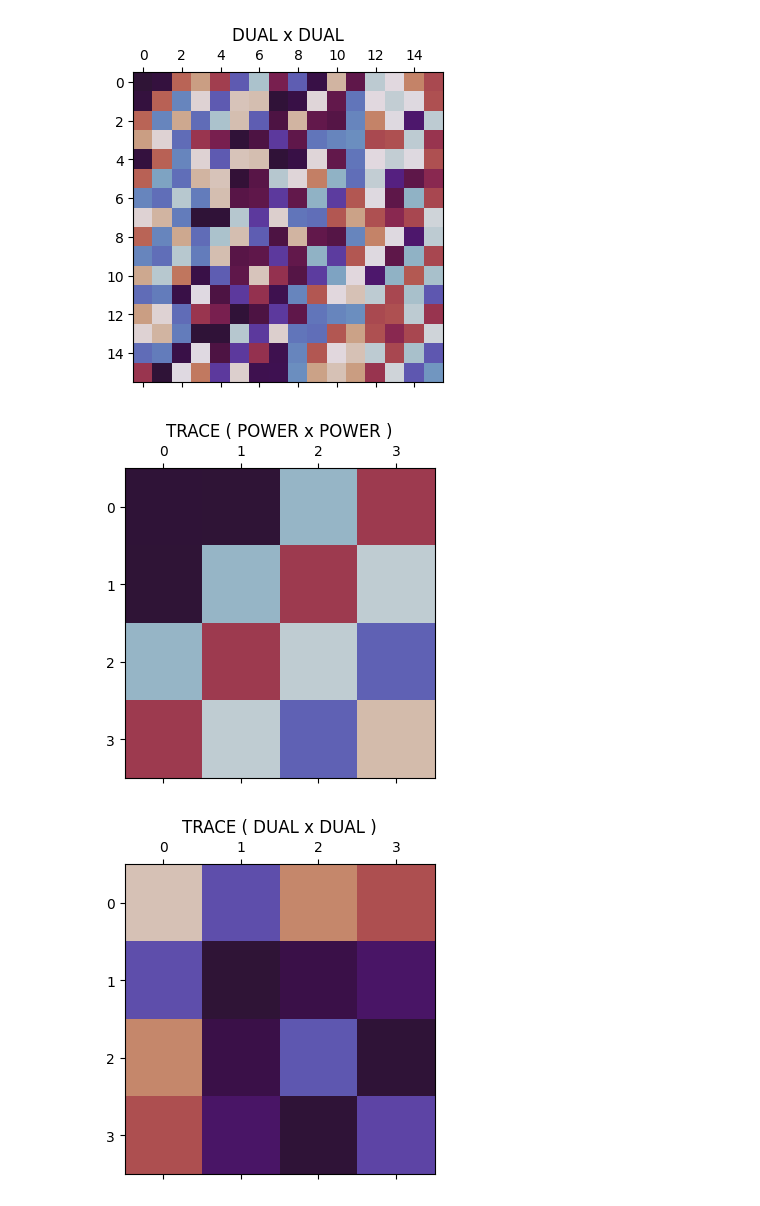
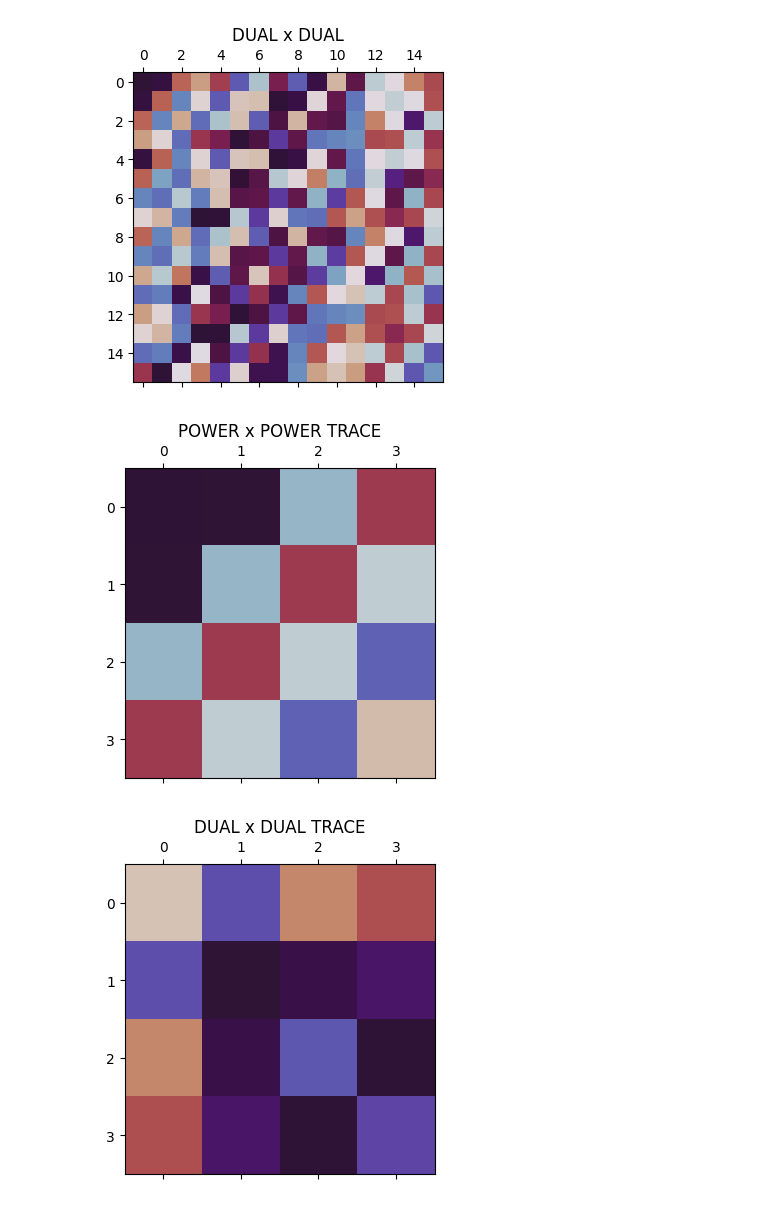
Before and after one commit to michaelontiveros/poppy, a Jupyter notebook: kem.ipynb, the cells around one changed output. Cells and saved outputs as stored; diff of their text form; code cells hidden in the pictures.

```diff
--- a/kem.ipynb
+++ b/kem.ipynb
@@ -159,8 +159,8 @@ poppy.plot(outer(f.DUAL,f.DUAL).reshape((n*n,n*n)), title = 'DUAL x DUAL')
 [figure]
 [figure]
 # %%
-poppy.plot(poppy.trace(outer(f.BASIS,f.BASIS),p), title = 'TRACE ( POWER x POWER )')
-poppy.plot(poppy.trace(outer(f.DUAL,f.DUAL),p), title = 'TRACE ( DUAL x DUAL )')
+poppy.plot(poppy.trace(outer(f.BASIS,f.BASIS),p), title = 'POWER x POWER TRACE')
+poppy.plot(poppy.trace(outer(f.DUAL,f.DUAL),p), title = 'DUAL x DUAL TRACE')
 # %% [output]
-[figure, old version]
+[figure, new version]
-[figure, old version]
+[figure, new version]
```
Also changed, not shown: parts of 3 cells of this notebook, 6 other files.
